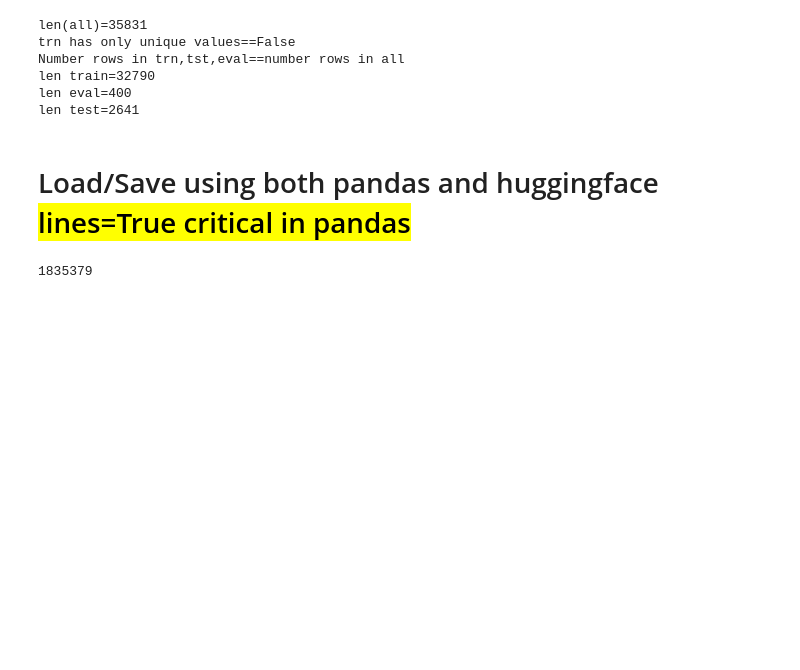
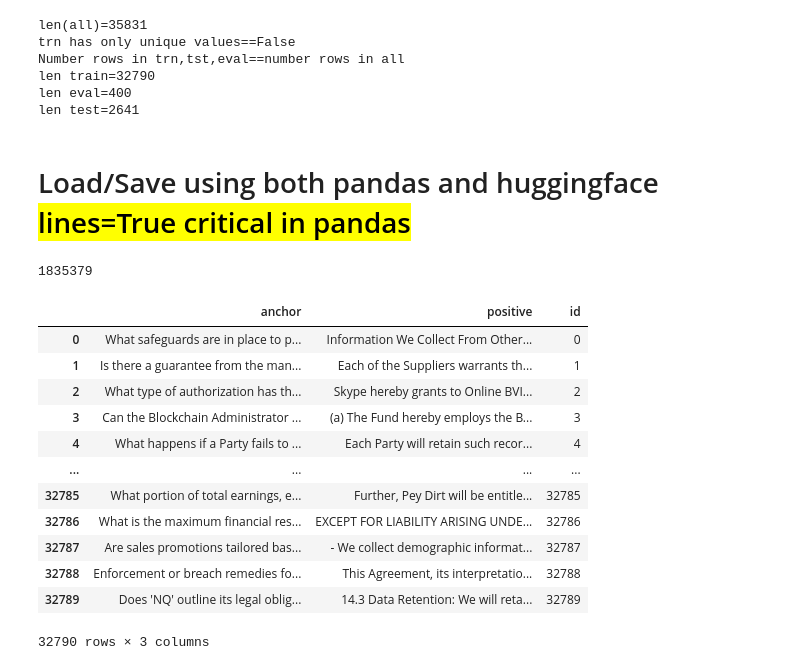
Before and after one commit to CNUClasses/embeddings, a Jupyter notebook: data/convert_to_json.ipynb, the cells around one changed output. Drawn from its saved outputs; the diff is of its cells as text; code cells hidden in the pictures; blank space fills up the shorter version.

```diff
--- a/data/convert_to_json.ipynb
+++ b/data/convert_to_json.ipynb
@@ -211,0 +206,16 @@ tst_dataset.to_json(f"tst.json",orient='records',lines=True)
+# %%
+pd.read_json("trn.json", orient="records",lines=True)
+# %% [output]
+|  | anchor | positive | id |
+| 0 | What safeguards are in place to p... | Information We Collect From Other... | 0 |
+| 1 | Is there a guarantee from the man... | Each of the Suppliers warrants th... | 1 |
+| 2 | What type of authorization has th... | Skype hereby grants to Online BVI... | 2 |
+| 3 | Can the Blockchain Administrator ... | (a) The Fund hereby employs the B... | 3 |
+| 4 | What happens if a Party fails to ... | Each Party will retain such recor... | 4 |
+| ... | ... | ... | ... |
+| 32785 | What portion of total earnings, e... | Further, Pey Dirt will be entitle... | 32785 |
+| 32786 | What is the maximum financial res... | EXCEPT FOR LIABILITY ARISING UNDE... | 32786 |
+| 32787 | Are sales promotions tailored bas... | - We collect demographic informat... | 32787 |
+| 32788 | Enforcement or breach remedies fo... | This Agreement, its interpretatio... | 32788 |
+| 32789 | Does 'NQ' outline its legal oblig... | 14.3 Data Retention: We will reta... | 32789 |
+32790 rows × 3 columns
```
Also changed, not shown: parts of 1 cell of this notebook, 7 other files.
